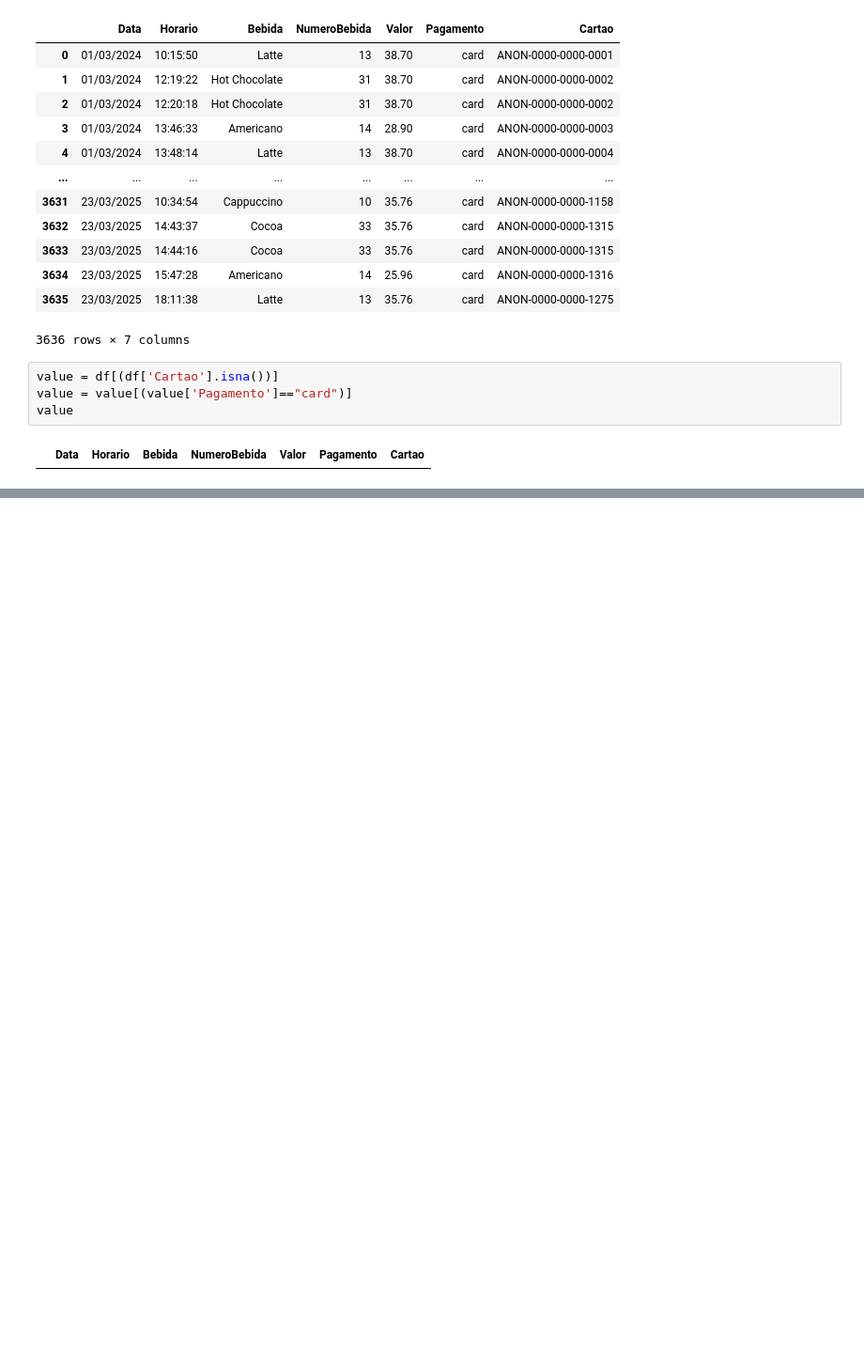
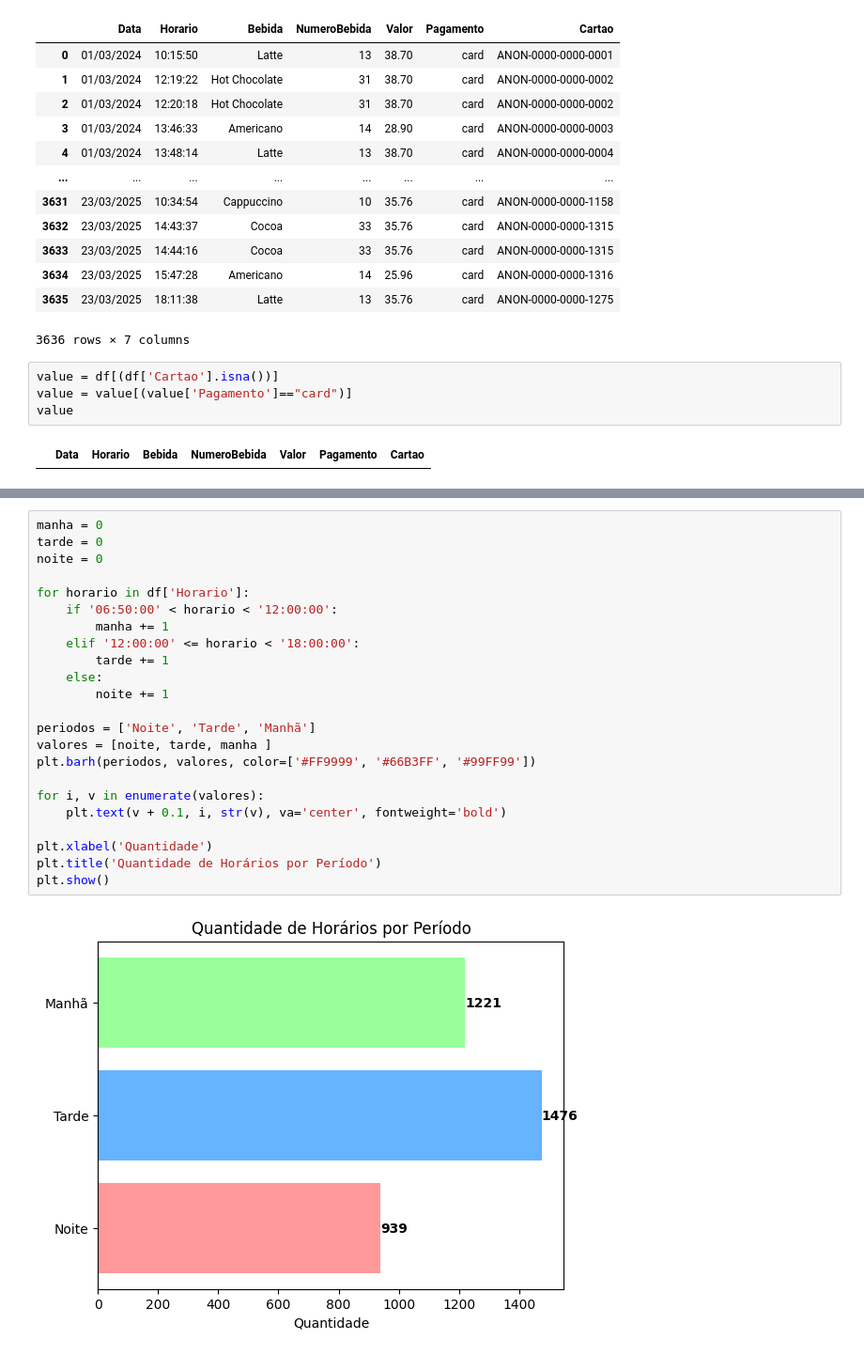
Before and after one commit to Lasnine/IA, a Jupyter notebook: Data/asteristico.ipynb, the cells around one changed output, grey strips where cells are left out. Shown: that part at 94% size. Saved outputs shown, nothing was run; the diff lists cells and outputs as text; blank space fills up the shorter version.

```diff
--- a/Data/asteristico.ipynb
+++ b/Data/asteristico.ipynb
@@ -113,0 +156,25 @@ value
+# %%
+manha = 0
+tarde = 0
+noite = 0
+
+for horario in df['Horario']:
+    if '06:50:00' < horario < '12:00:00':
+        manha += 1
+    elif '12:00:00' <= horario < '18:00:00':
+        tarde += 1
+    else:
+        noite += 1
+
+periodos = ['Noite', 'Tarde', 'Manhã']
+valores = [noite, tarde, manha ]
+plt.barh(periodos, valores, color=['#FF9999', '#66B3FF', '#99FF99'])
+
+for i, v in enumerate(valores):
+    plt.text(v + 0.1, i, str(v), va='center', fontweight='bold')
+
+plt.xlabel('Quantidade')
+plt.title('Quantidade de Horários por Período')
+plt.show()
+# %% [output]
+[figure, added]
```
Also changed, not shown: parts of 17 cells of this notebook.
